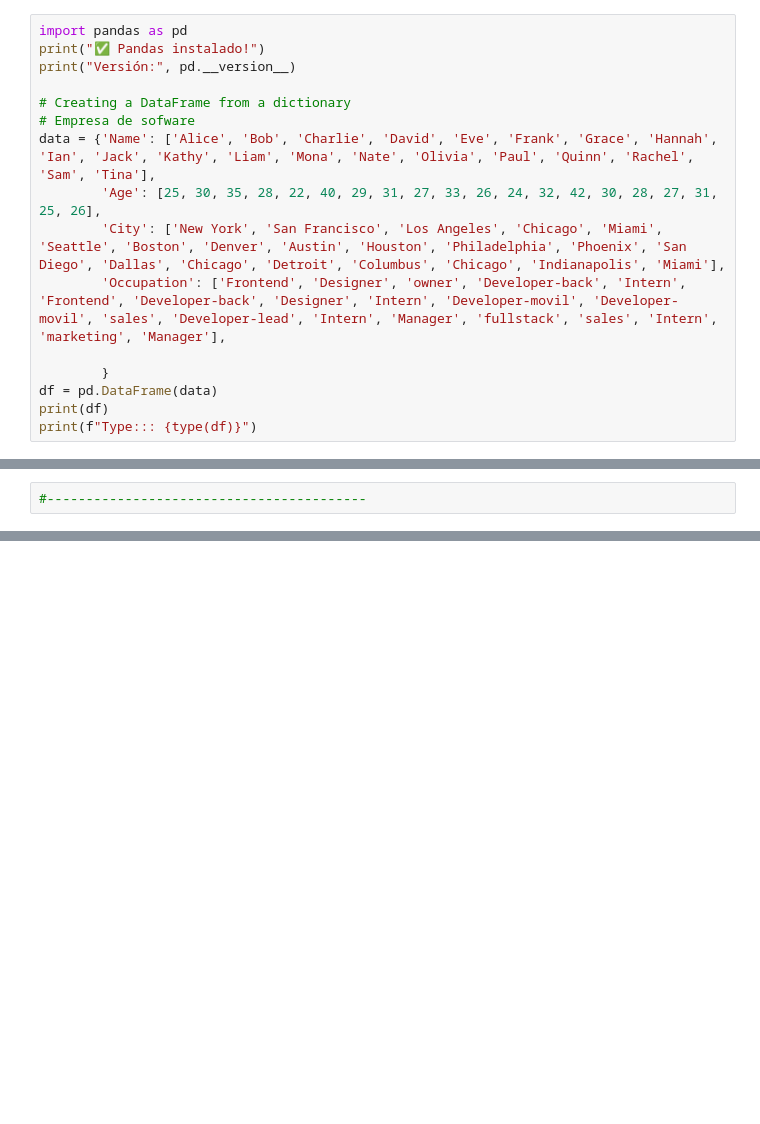
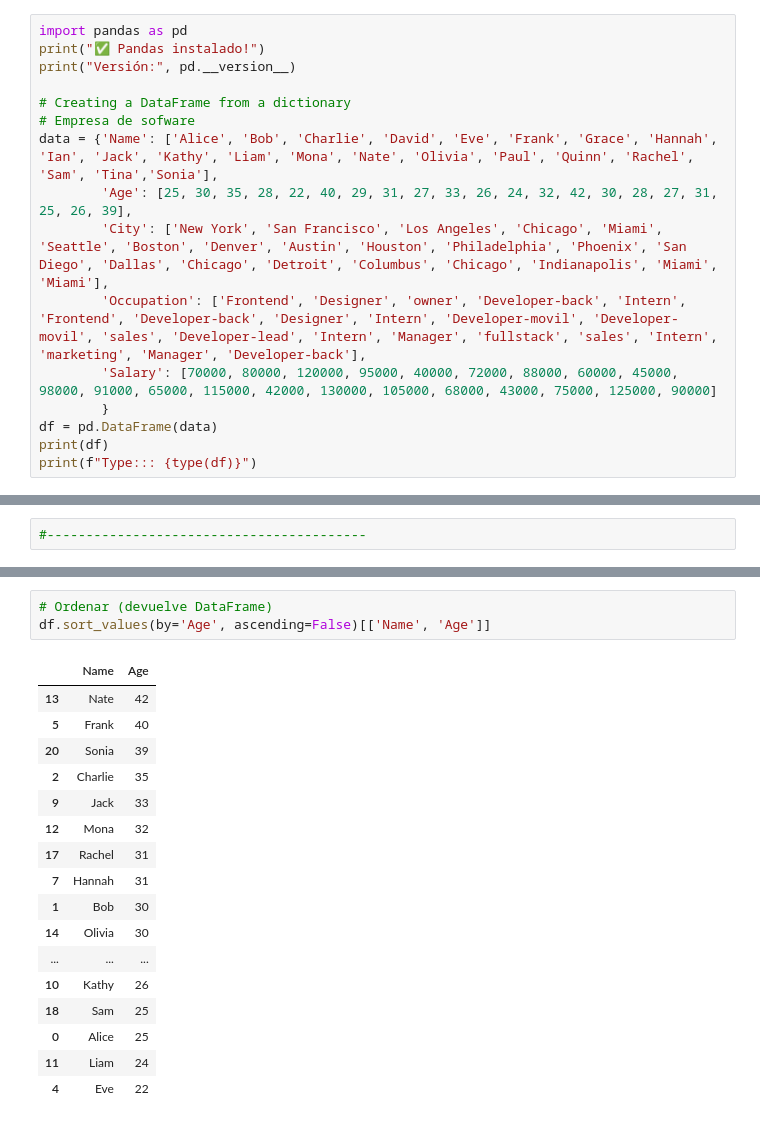
Before and after one commit to alvarohrv/data-analysis-py-sandbox, a Jupyter notebook: dataframe.ipynb, the cells around one changed output, grey strips where cells are left out. Cells and saved outputs as stored; diff of their text form; blank space fills up the shorter version.

Commit message:
on-> dataframe.ipynb 071225

```diff
--- a/dataframe.ipynb
+++ b/dataframe.ipynb
@@ -5,11 +5,11 @@ print("Versión:", pd.__version__)
 
 # Creating a DataFrame from a dictionary
 # Empresa de sofware
-data = {'Name': ['Alice', 'Bob', 'Charlie', 'David', 'Eve', 'Frank', 'Grace', 'Hannah', 'Ian', 'Jack', 'Kathy', 'Liam', 'Mona', 'Nate', 'Olivia', 'Paul', 'Quinn', 'Rachel', 'Sam', 'Tina'],
-        'Age': [25, 30, 35, 28, 22, 40, 29, 31, 27, 33, 26, 24, 32, 42, 30, 28, 27, 31, 25, 26],
-        'City': ['New York', 'San Francisco', 'Los Angeles', 'Chicago', 'Miami', 'Seattle', 'Boston', 'Denver', 'Austin', 'Houston', 'Philadelphia', 'Phoenix', 'San Diego', 'Dallas', 'Chicago', 'Detroit', 'Columbus', 'Chicago', 'Indianapolis', 'Miami'],
-        'Occupation': ['Frontend', 'Designer', 'owner', 'Developer-back', 'Intern', 'Frontend', 'Developer-back', 'Designer', 'Intern', 'Developer-movil', 'Developer-movil', 'sales', 'Developer-lead', 'Intern', 'Manager', 'fullstack', 'sales', 'Intern', 'marketing', 'Manager'],
-
+data = {'Name': ['Alice', 'Bob', 'Charlie', 'David', 'Eve', 'Frank', 'Grace', 'Hannah', 'Ian', 'Jack', 'Kathy', 'Liam', 'Mona', 'Nate', 'Olivia', 'Paul', 'Quinn', 'Rachel', 'Sam', 'Tina','Sonia'],
+        'Age': [25, 30, 35, 28, 22, 40, 29, 31, 27, 33, 26, 24, 32, 42, 30, 28, 27, 31, 25, 26, 39],
+        'City': ['New York', 'San Francisco', 'Los Angeles', 'Chicago', 'Miami', 'Seattle', 'Boston', 'Denver', 'Austin', 'Houston', 'Philadelphia', 'Phoenix', 'San Diego', 'Dallas', 'Chicago', 'Detroit', 'Columbus', 'Chicago', 'Indianapolis', 'Miami', 'Miami'],
+        'Occupation': ['Frontend', 'Designer', 'owner', 'Developer-back', 'Intern', 'Frontend', 'Developer-back', 'Designer', 'Intern', 'Developer-movil', 'Developer-movil', 'sales', 'Developer-lead', 'Intern', 'Manager', 'fullstack', 'sales', 'Intern', 'marketing', 'Manager', 'Developer-back'],
+        'Salary': [70000, 80000, 120000, 95000, 40000, 72000, 88000, 60000, 45000, 98000, 91000, 65000, 115000, 42000, 130000, 105000, 68000, 43000, 75000, 125000, 90000]
         }
 df = pd.DataFrame(data)
 print(df)
@@ -76,0 +413,21 @@ print(high_above_102)
+# %%
+# Ordenar (devuelve DataFrame)
+df.sort_values(by='Age', ascending=False)[['Name', 'Age']]
+# %% [output]
+|  | Name | Age |
+| 13 | Nate | 42 |
+| 5 | Frank | 40 |
+| 20 | Sonia | 39 |
+| 2 | Charlie | 35 |
+| 9 | Jack | 33 |
+| 12 | Mona | 32 |
+| 17 | Rachel | 31 |
+| 7 | Hannah | 31 |
+| 1 | Bob | 30 |
+| 14 | Olivia | 30 |
+| ... | ... | ... |
+| 10 | Kathy | 26 |
+| 18 | Sam | 25 |
+| 0 | Alice | 25 |
+| 11 | Liam | 24 |
+| 4 | Eve | 22 |
```
Also changed, not shown: parts of 29 cells of this notebook, 1 other file.
